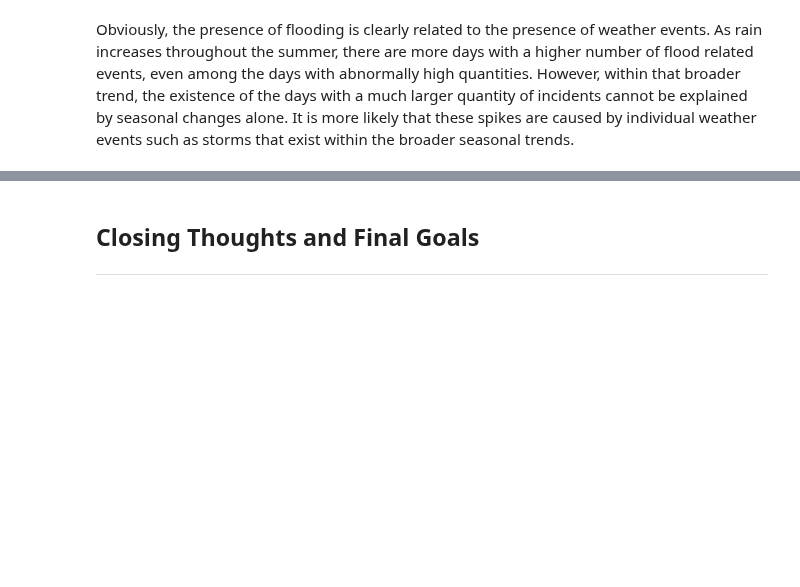
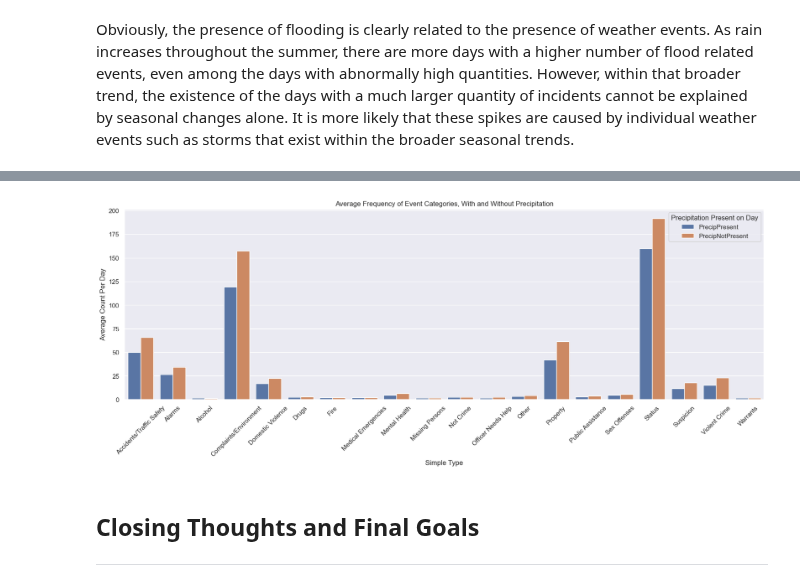
Before and after one commit to outlawhayden/weather-crime, a Jupyter notebook: notebooks/Milestone2.ipynb, the cells around one changed output, grey strips where cells are left out. Saved outputs shown, nothing was run; the diff lists cells and outputs as text; code cells hidden in the pictures; blank space fills up the shorter version.

Commit message:
milestone 2 work, fixing entity matching, prelim analysis

```diff
--- a/notebooks/Milestone2.ipynb
+++ b/notebooks/Milestone2.ipynb
@@ -777,12 +642,17 @@ weather.index.max
 # %%
 match_table_path = '../data/match_table.csv'
 
+calls_for_service["DateCreate"] = calls_for_service["TimeCreate"].dt.floor('D')
 
-match_table = calls_for_service[["NOPD_Item", "PairedStation"]]
-match_table.head()
+if os.path.exists(match_table_path):
+    print("Loading Cached Entity Matching...")
+    match_table = pd.read_csv(match_table_path)
+    calls_for_service = calls_for_service.merge(match_table, on = "NOPD_Item", how = "outer")
 
-
-if not os.path.exists(match_table_path):
+else:
+    print("Generating Entity Matching...")
+    calls_for_service["MatchedStation"] = calls_for_service.progress_apply(match_weather, axis = 1)
     # If the file doesn't exist, save the DataFrame as a CSV
+    match_table = calls_for_service[["NOPD_Item", "PairedStation"]]
     match_table.to_csv(match_table_path, index=False)
     print("Dumping Relational Table to %s" %match_table_path)
@@ -788,0 +672,2 @@ if not os.path.exists(match_table_path):
+# %%
+calls_weather_master = pd.merge(calls_for_service, weather, left_on = ["DateCreate", "PairedStation"], right_on = ["Date", "Station"])
@@ -788,0 +696,15 @@ if not os.path.exists(match_table_path):
+# %%
+precip_data = calls_weather_master.loc[calls_weather_master["Precipitation"]>0]
+no_precip_data = calls_weather_master.loc[calls_weather_master["Precipitation"] == 0]
+
+# how many of each kind of incident were there on each day in each data set?
+precip_data_counts = precip_data.groupby(by = ["DateCreate"])["SimpleType"].value_counts().to_frame()
+no_precip_data_counts = no_precip_data.groupby(by = ["DateCreate"])["SimpleType"].value_counts().to_frame()
+
+# in each dataset, on average, how many were of each type on each day?
+avg_precip_data_counts = precip_data_counts.groupby(by = ["SimpleType"]).mean()
+avg_no_precip_data_counts = no_precip_data_counts.groupby(by = ["SimpleType"]).mean()
+
+
+total_avg_precip_counts = pd.merge(avg_precip_data_counts, avg_no_precip_data_counts, on = "SimpleType", suffixes = ("_precip", "_noprecip"))
+total_avg_precip_counts.columns = ["PrecipPresent", "PrecipNotPresent"]
@@ -788,0 +732,3 @@ if not os.path.exists(match_table_path):
+# %%
+melted_precip_counts = pd.melt(total_avg_precip_counts.reset_index(), id_vars = "SimpleType", value_vars = ["PrecipPresent", "PrecipNotPresent"], var_name = "Precip", value_name = "AvgCount")
+melted_precip_counts
@@ -789,3 +753,14 @@ if not os.path.exists(match_table_path):
+# %%
+plt.figure(figsize = (20,6))
+precip_diffs = sns.barplot(melted_precip_counts, x = "SimpleType", y = "AvgCount", hue = "Precip")
+for item in precip_diffs.get_xticklabels():
+    item.set_rotation(45)
+precip_diffs.set(xlabel = "Simple Type", ylabel = "Average Count Per Day", title = "Average Frequency of Event Categories, With and Without Precipitation")
+
+plt.legend(title = "Precipitation Present on Day")
+plt.show()
+# %% [output]
+[figure, added]
 # %% [markdown]
 ## Closing Thoughts and Final Goals
 ------
```
Also changed, not shown: parts of 34 cells of this notebook, 4 other files.
